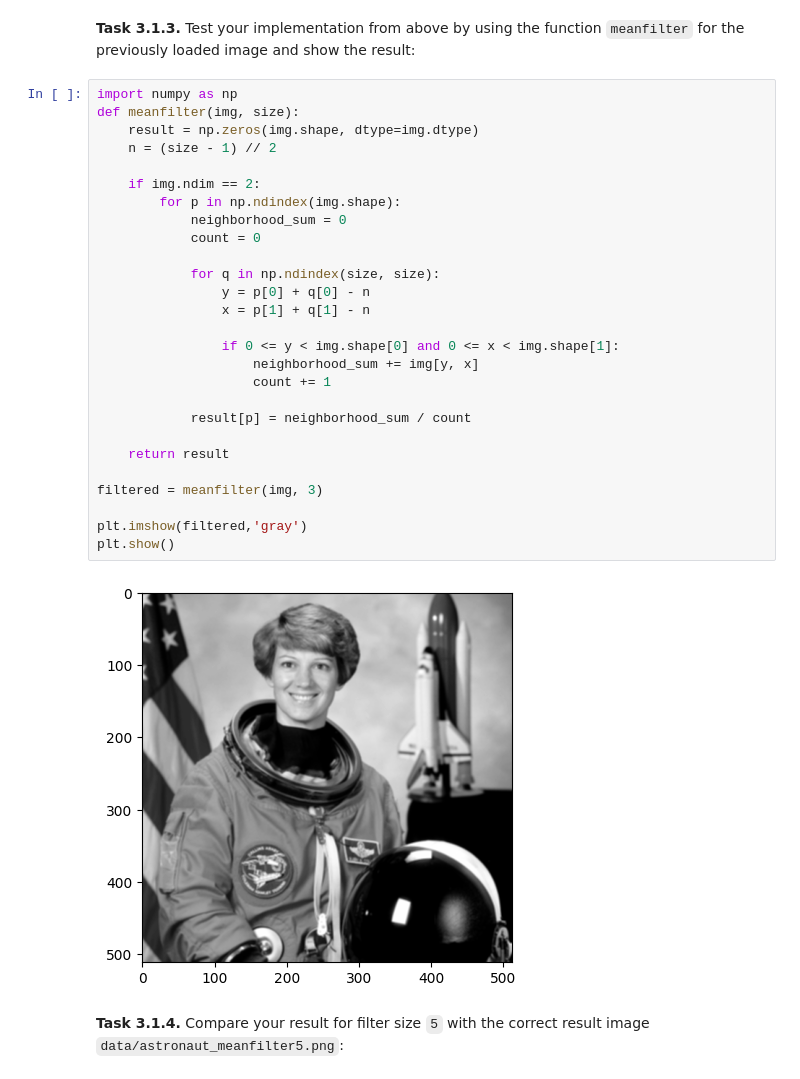
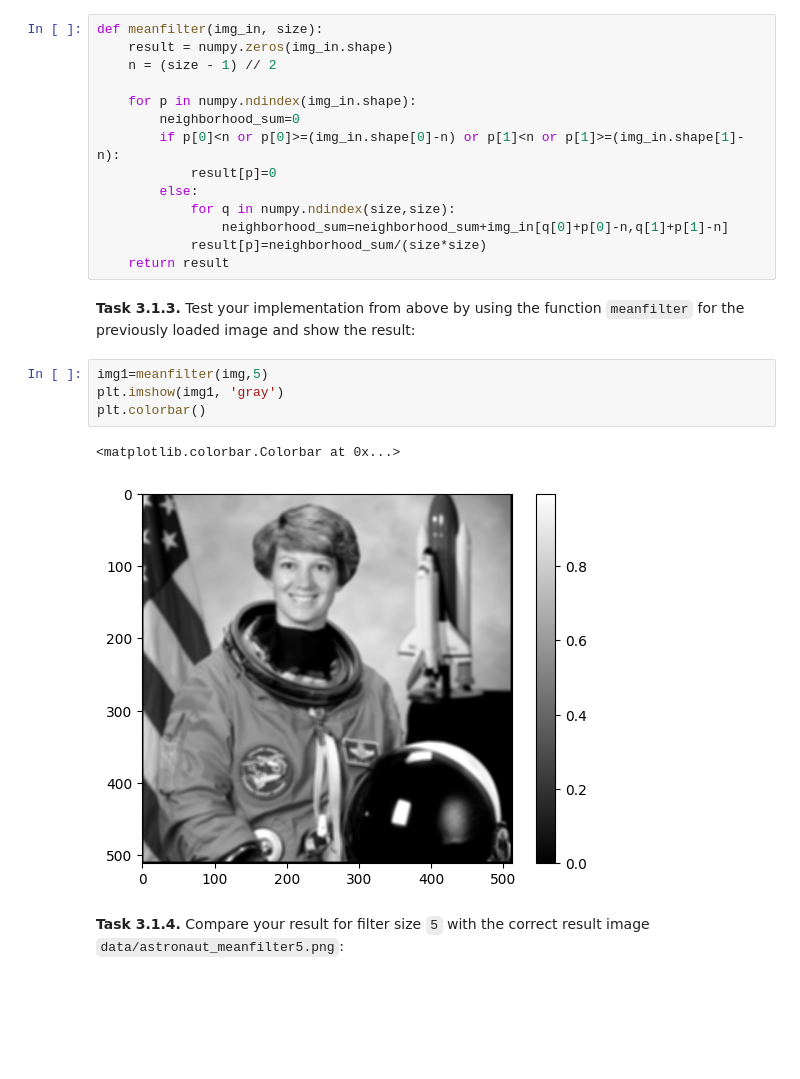
Before and after one commit to GabrielTritremmel/mobi-fs2-python, a Jupyter notebook: task3.ipynb, the cells around one changed output. Cells and saved outputs as stored; diff of their text form; blank space fills up the shorter version.

```diff
--- a/task3.ipynb
+++ b/task3.ipynb
@@ -36,33 +21,25 @@ def meanfilter(img, size):
+# %%
+def meanfilter(img_in, size):
+    result = numpy.zeros(img_in.shape)
+    n = (size - 1) // 2
+
+    for p in numpy.ndindex(img_in.shape):
+        neighborhood_sum=0
+        if p[0]<n or p[0]>=(img_in.shape[0]-n) or p[1]<n or p[1]>=(img_in.shape[1]-n):
+            result[p]=0
+        else:
+            for q in numpy.ndindex(size,size):
+                neighborhood_sum=neighborhood_sum+img_in[q[0]+p[0]-n,q[1]+p[1]-n]
+            result[p]=neighborhood_sum/(size*size)
+    return result
 # %% [markdown]
 **<a id="#">Task 3.1.3.</a>** Test your implementation from above by using the function `meanfilter` for the previously loaded image and show the result:
-# %%
-import numpy as np
-def meanfilter(img, size):
-    result = np.zeros(img.shape, dtype=img.dtype)
-    n = (size - 1) // 2
-
-    if img.ndim == 2:
-        for p in np.ndindex(img.shape):
-            neighborhood_sum = 0
-            count = 0
-
-            for q in np.ndindex(size, size):
-                y = p[0] + q[0] - n
-                x = p[1] + q[1] - n
-
-                if 0 <= y < img.shape[0] and 0 <= x < img.shape[1]:
-                    neighborhood_sum += img[y, x]
-                    count += 1
-
-            result[p] = neighborhood_sum / count
-
-    return result
-
-filtered = meanfilter(img, 3)
-
-plt.imshow(filtered,'gray')
-plt.show()
-# %% [output]
-[figure, removed]
+# %%
+img1=meanfilter(img,5)
+plt.imshow(img1, 'gray')
+plt.colorbar()
+# %% [output]
+<matplotlib.colorbar.Colorbar at 0x...>
+[figure, added]
 # %% [markdown]
 **<a id="#">Task 3.1.4.</a>** Compare your result for filter size `5` with the correct result image `data/astronaut_meanfilter5.png`:
```
Also changed, not shown: parts of 8 cells of this notebook, 1 other file.
